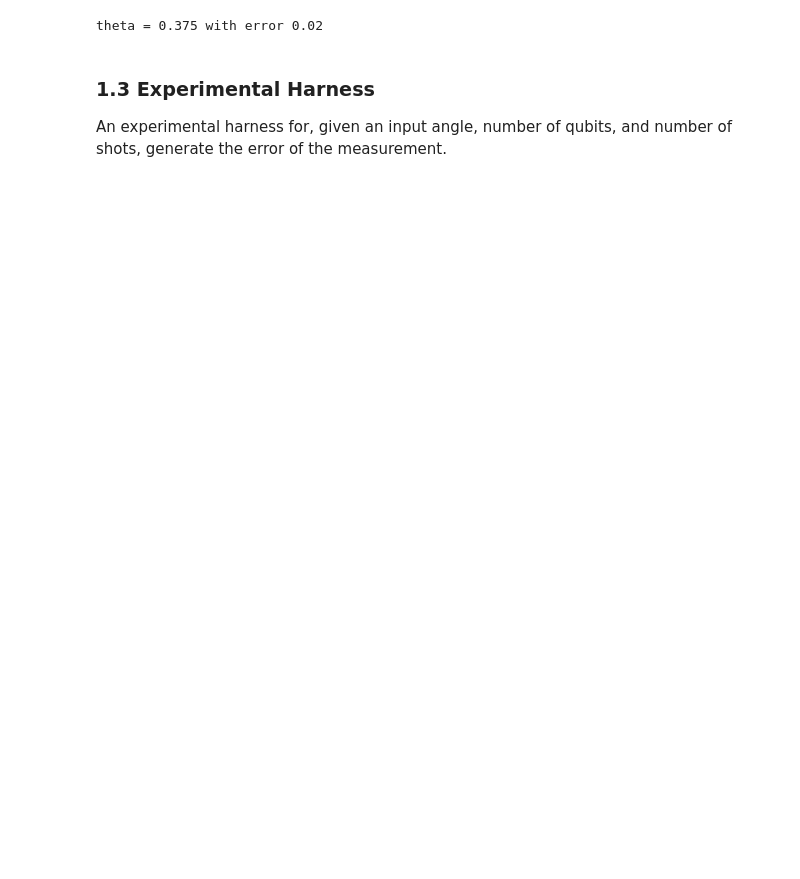
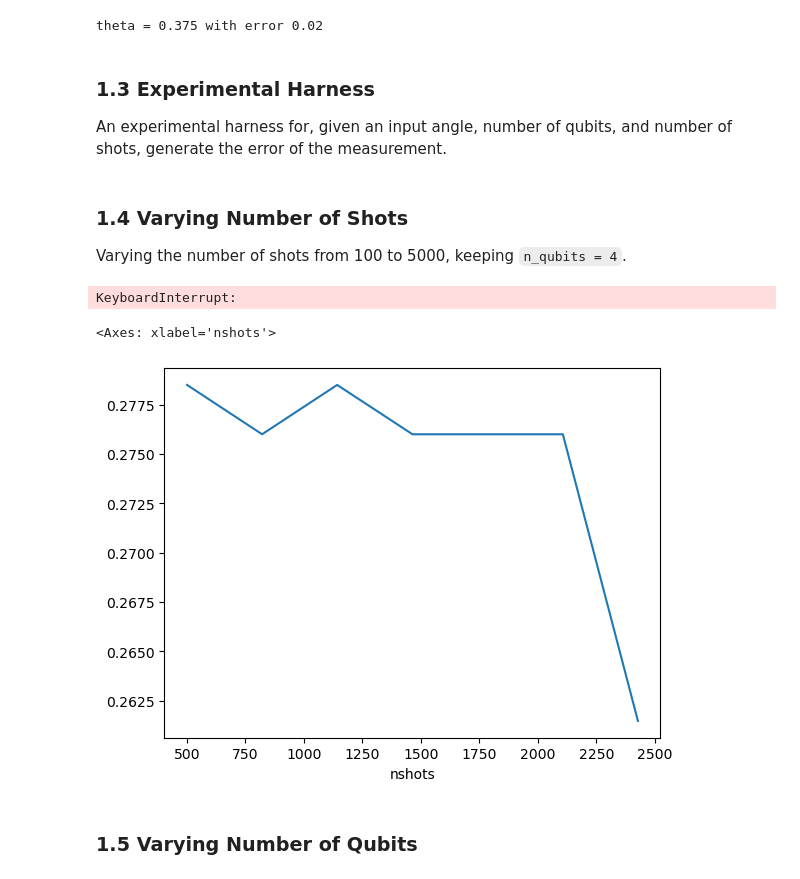
Before and after one commit to emmay78/2024_Quantinuum, a Jupyter notebook: challenge_resources/phase_estimation_experiments.ipynb, the cells around one changed output. Cells and saved outputs as stored; diff of their text form; code cells hidden in the pictures; blank space fills up the shorter version.

Commit message:
Running nshots and qubits experiments for QPE

```diff
--- a/challenge_resources/phase_estimation_experiments.ipynb
+++ b/challenge_resources/phase_estimation_experiments.ipynb
@@ -48,6 +54,6 @@ First 10 theta's:  [0.25125502729360527, 0.07539824205113921, 0.891199920601043,
 # %%
-n_iter = 5 # repeat each experiment n_iter times
 n_qubits_list = list(range(2, 10)) # number of qubits to test
+n_shots_list = [x.item() for x in np.linspace(500, 5000, 15).astype(int)]
 # %% [markdown]
 ### 1.2 Circuit Setup
 
@@ -178,0 +220,25 @@ def run_qpe_experiment(input_angle: float, n_qubits: int, n_shots: int, show_cir
+# %% [markdown]
+### 1.4 Varying Number of Shots
+
+Varying the number of shots from 100 to 5000, keeping `n_qubits = 4`.
+# %%
+qpe_shots_results = qpe_shots_experiment(n_shots_list, theta_list)
+# %%
+res = [res[1] for res in qpe_shots_results]
+backend.get_results(res)
+# %% [output]
+KeyboardInterrupt:
+# %%
+avail_results = []
+for shots, res in tqdm(qpe_shots_results, position=0, leave=True):
+    result = get_result_theta_error(res)
+    if result != None:
+        avail_results.append((shots, result))
+# pd.DataFrame(avail_results, columns=["nshots", "error"]).dropna().groupby("nshots").agg(["mean", "std"])
+# %%
+pd.DataFrame([(nshots, theta, error) for nshots, (theta, error) in avail_results], columns=["nshots", "theta", "error"]).groupby("nshots").agg(["mean", "std"])["error"]["mean"].plot()
+# %% [output]
+<Axes: xlabel='nshots'>
+[figure, added]
+# %% [markdown]
+### 1.5 Varying Number of Qubits
```
Also changed, not shown: parts of 7 cells of this notebook, 2 other files.
